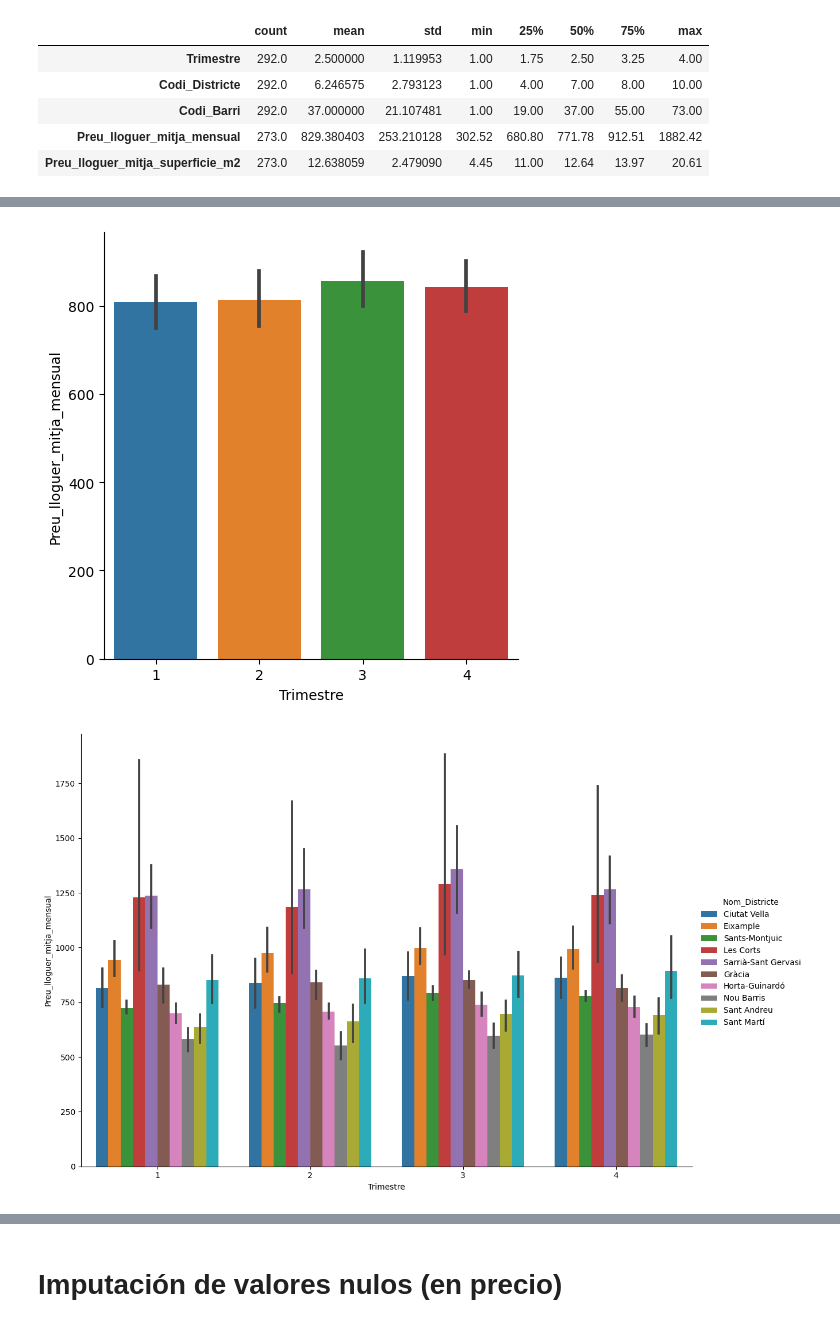
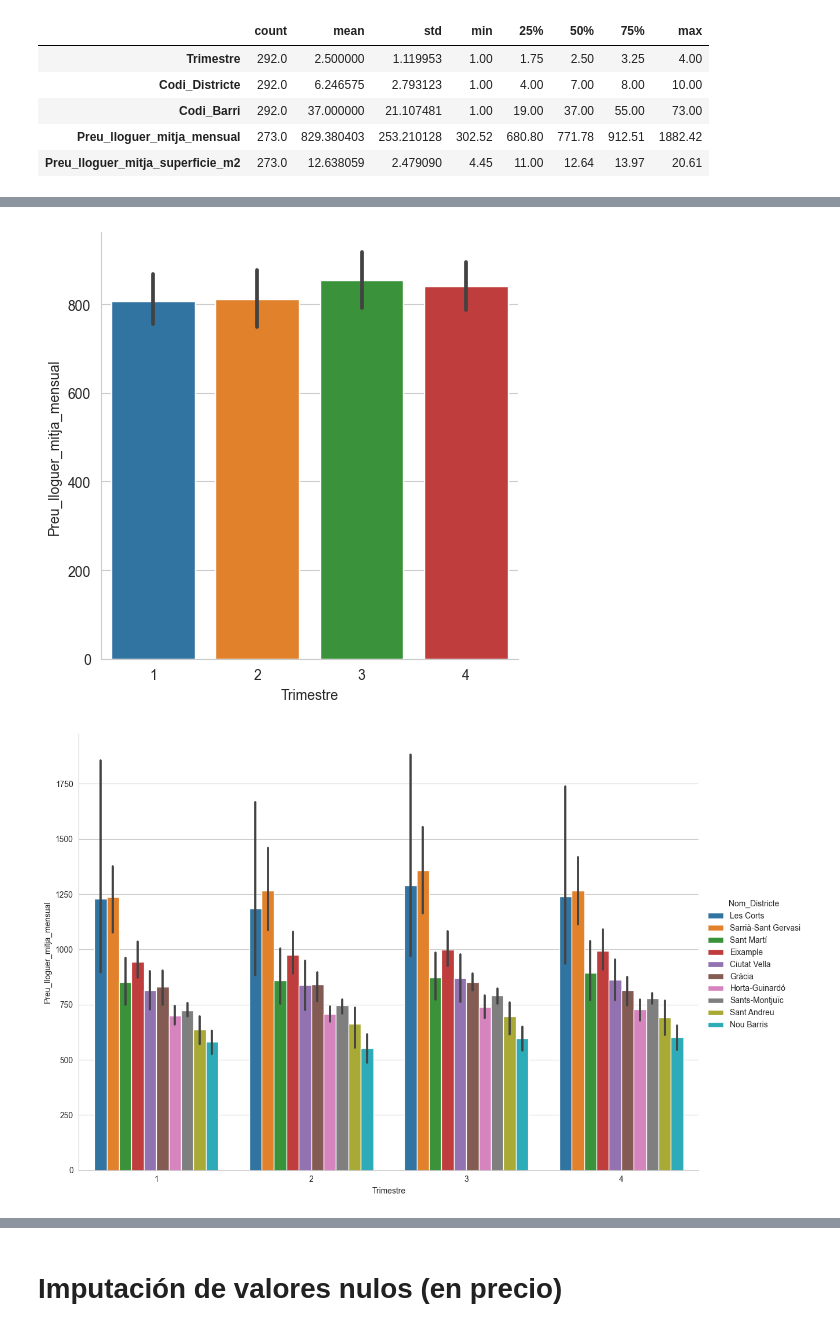
Before and after one commit to Sergiochueco/Hackato_JUMP2DIGITAL, a Jupyter notebook: Proyecto.ipynb, the cells around one changed output, grey strips where cells are left out. Drawn from its saved outputs; the diff is of its cells as text; code cells hidden in the pictures.

```diff
--- a/Proyecto.ipynb
+++ b/Proyecto.ipynb
@@ -289,6 +289,8 @@ print(df_lloguer_unique.shape)
 # %% [output]
 (292, 7)
 (292, 8)
+# %%
+df_lloguer_unique.drop('Lloguer_mitja',axis=1,inplace=True)
 # %%
 #comprobamos los nulos y vemos que coinciden con los que teniamos desde un inicio
 df_lloguer_unique.isnull().sum()
@@ -324,0 +321,36 @@ df_lloguer_unique['Preu_lloguer_mitja_mensual'].plot(kind="box")
+# %%
+# Set the aesthetic style of the plots
+sns.set_style('whitegrid')
+
+# Create distribution plots for each category
+plt.figure(figsize=(14, 8))
+
+# Plot for 'Lloguer mitjà mensual (Euros/mes)'
+plt.subplot(2, 2, 1)
+sns.histplot(df_lloguer_unique['Preu_lloguer_mitja_mensual'], color='grey',bins=30)
+plt.title('Distribucón precio (€/mes) \n en Barcelona')
+plt.xlabel('Precio medio alquiler (€/mes)')
+plt.ylabel('Frequency')
+
+# Plot for 'Lloguer mitjà per superfície (Euros/m2 mes)'
+plt.subplot(2, 2, 2)
+sns.histplot(df_lloguer_unique['Preu_lloguer_mitja_superficie_m2'], color='black', bins=30)
+plt.title('Distribucón precio (€/m2 - mes) \n en Barcelona')
+plt.xlabel('Precio medio alquiler (€/m2)')
+plt.ylabel('Frequency')
+
+# Plot for 'Lloguer mitjà mensual (Euros/mes) boxplot'
+plt.subplot(2, 2, 3)
+sns.boxplot(df_lloguer_unique['Preu_lloguer_mitja_mensual'], color='grey',medianprops={"color": "r", "linewidth": 2})
+plt.xlabel('Distribución precio medio alquiler (€/mes)')
+plt.ylabel('Precio (mensual)')
+
+# Plot for 'Lloguer mitjà per superfície (Euros/m2 mes) boxplot'
+plt.subplot(2, 2, 4)
+sns.boxplot(df_lloguer_unique['Preu_lloguer_mitja_superficie_m2'],color = "black", medianprops={"color": "r", "linewidth": 2})
+plt.xlabel('Distribución precio medio alquiler (€/m2 mes)')
+plt.ylabel('Precio (m2)')
+
+# Display the plots
+plt.tight_layout()
+plt.show()
@@ -387,14 +406,18 @@ sns.displot(df_lloguer_unique['Preu_lloguer_mitja_superficie_m2']);
 sns.catplot(df_lloguer_unique,x = 'Trimestre',y = 'Preu_lloguer_mitja_mensual',kind = 'bar');
 #Observamos que el 3 trimestre es donde se registran la media de precios más elevada
 # %% [output]
-[figure, old version]
+[figure, new version]
+# %%
+df_ascending_preu = df_lloguer_unique.sort_values(by = "Preu_lloguer_mitja_mensual",ascending = False)
+# Ordenamos por precio más alto para ploter los distritos
+# y ver más rápidamente la información
 # %%
 sns.catplot(
-    df_lloguer_unique,
+    df_ascending_preu,
     x = 'Trimestre',
     y = 'Preu_lloguer_mitja_mensual',
     hue = "Nom_Districte",
     kind = 'bar',
     height=8.27, aspect=11.7/8.27);
 # %% [output]
-[figure, old version]
+[figure, new version]
```
Also changed, not shown: parts of 95 cells of this notebook, 4 other files.
